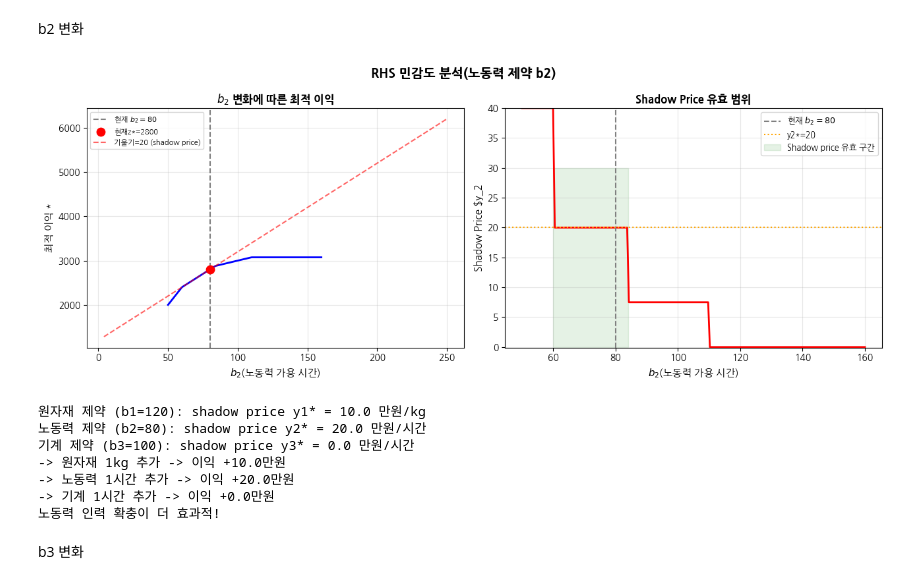
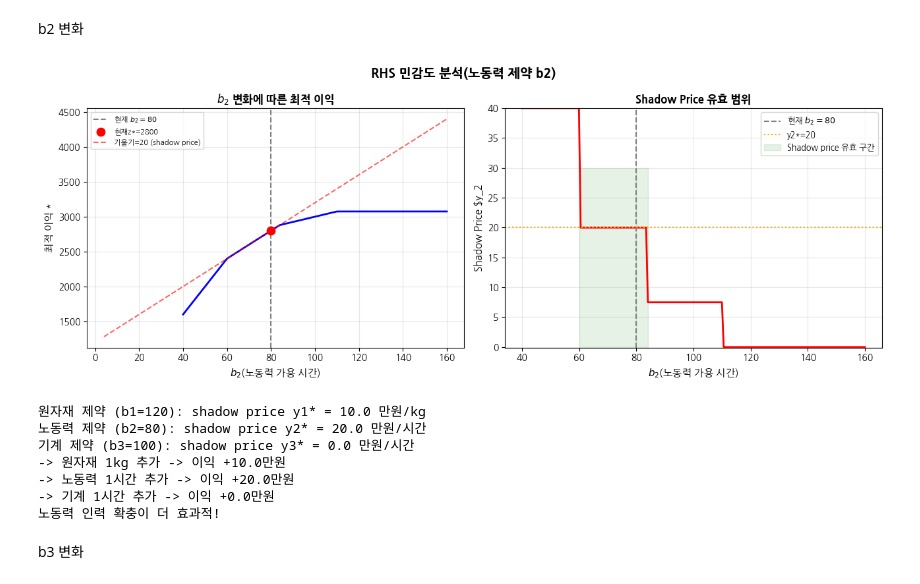
Before and after one commit to soomi-chloe/OR3_optimization, a Jupyter notebook: 04week.ipynb, the cells around one changed output. Drawn from its saved outputs; the diff is of its cells as text; code cells hidden in the pictures.

```diff
--- a/04week.ipynb
+++ b/04week.ipynb
@@ -656,7 +675,7 @@ from ortools.linear_solver import pywraplp
 import numpy as np
 import matplotlib.pyplot as plt
 
-b2_range = np.linspace(50, 160, 200)
+b2_range = np.linspace(40, 160, 200)
 z_b2, sp_b2 = [], []
 
 for b2v in b2_range:
@@ -666,7 +685,7 @@ for b2v in b2_range:
     INF = s.infinity()
     P = s.NumVar(0,INF, 'P')
     Q = s.NumVar(0,INF, 'Q')
-    R = s.NumVar(0,INF, 'R')
+    R = s.NumVarS(0,INF, 'R')
 
     # 제약 조건
     s.Add(2*P+Q+3*R <= 120)
@@ -679,7 +698,7 @@ for b2v in b2_range:
     if s.Solve() ==pywraplp.Solver.OPTIMAL:
         z_b2.append(s.Objective().Value())
         sp_b2.append(ct2.dual_value())
-        # print(str(b2v),"+", str(ct2.dual_value()) )
+        # print(str(b2v),"+", str(s.Objective().Value()) )
     else:
         z_b2.append(np.nan); sp_b2.append(np.nan)
 
@@ -689,35 +708,35 @@ ax = axes[0]
 ax.plot(b2_range, z_b2, 'b-', lw=2)
 ax.axvline(80,color='gray', ls='--', label='현재 $b_2=80$')
 ax.scatter([80],[2800],color='red', s=80, zorder=5, label='현재z*=2800')
-b2_tan=np.array([4,250]) # 기울기 그리는 x값의 범위
+b2_tan=np.array([4,160]) # 기울기 그리는 x값의 범위
 ax.plot(b2_tan, 2800+20*(b2_tan-80), 'r--', alpha=0.6, label='기울기=20 (shadow price)')
 ax.set_xlabel(r'$b_2$(노동력 가용 시간)', fontsize=11)
 ax.set_ylabel('최적 이익 *', fontsize=11)
 ax.set_title(r'$b_2$ 변화에 따른 최적 이익', fontsize=12, fontweight='bold')
 ax.legend(fontsize=8); ax.grid(True, alpha=0.3)
 
 ax = axes[1]
 ax.plot(b2_range, sp_b2, 'r-', lw=2)
 ax.axvline(80, color='gray', ls='--', label='현재 $b_2=80$')
 ax.axhline(20, color='orange', ls=':', label='y2*=20')
 ax.fill_between([60,84], [0,0], [30,30], alpha=0.1, color='green', label='Shadow price 유효 구간')
 ax.set_xlabel(r'$b_2$(노동력 가용 시간)', fontsize=11)
 ax.set_ylabel('Shadow Price $y_2', fontsize=11)
 ax.set_title('Shadow Price 유효 범위', fontsize=12, fontweight='bold')
 ax.legend(fontsize=9); ax.grid(True, alpha=0.3); ax.set_ylim(-0.1, 40)
 
 plt.suptitle('RHS 민감도 분석(노동력 제약 b2)', fontsize=14, fontweight='bold')
 plt.tight_layout(); plt.show()
 
 print('원자재 제약 (b1=120): shadow price y1* = 10.0 만원/kg')
 print('노동력 제약 (b2=80): shadow price y2* = 20.0 만원/시간')
 print('기계 제약 (b3=100): shadow price y3* = 0.0 만원/시간')
 print('-> 원자재 1kg 추가 -> 이익 +10.0만원')
 print('-> 노동력 1시간 추가 -> 이익 +20.0만원')
 print('-> 기계 1시간 추가 -> 이익 +0.0만원')
 print('노동력 인력 확충이 더 효과적!')
 # %% [output]
-[figure, old version]
+[figure, new version]
 원자재 제약 (b1=120): shadow price y1* = 10.0 만원/kg
 노동력 제약 (b2=80): shadow price y2* = 20.0 만원/시간
 기계 제약 (b3=100): shadow price y3* = 0.0 만원/시간
```
Also changed, not shown: parts of 5 cells of this notebook, 6 other files.
